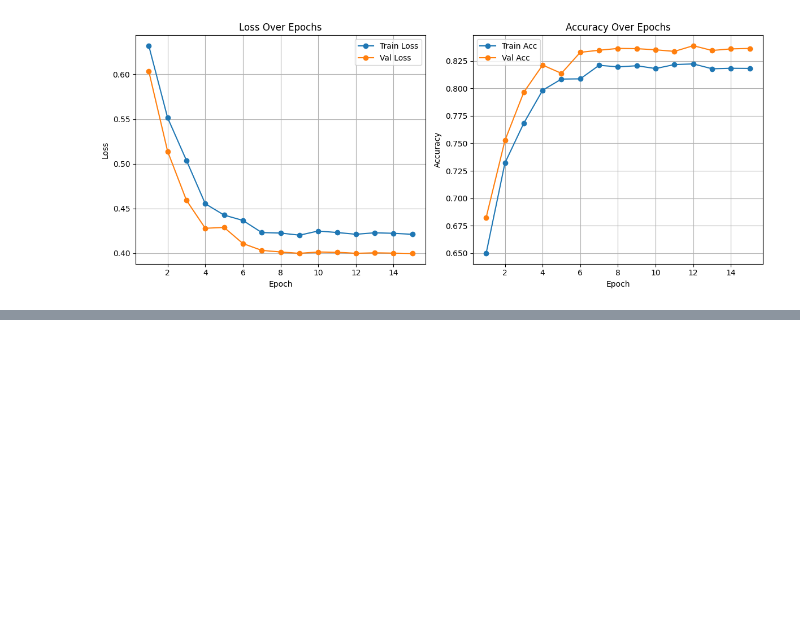
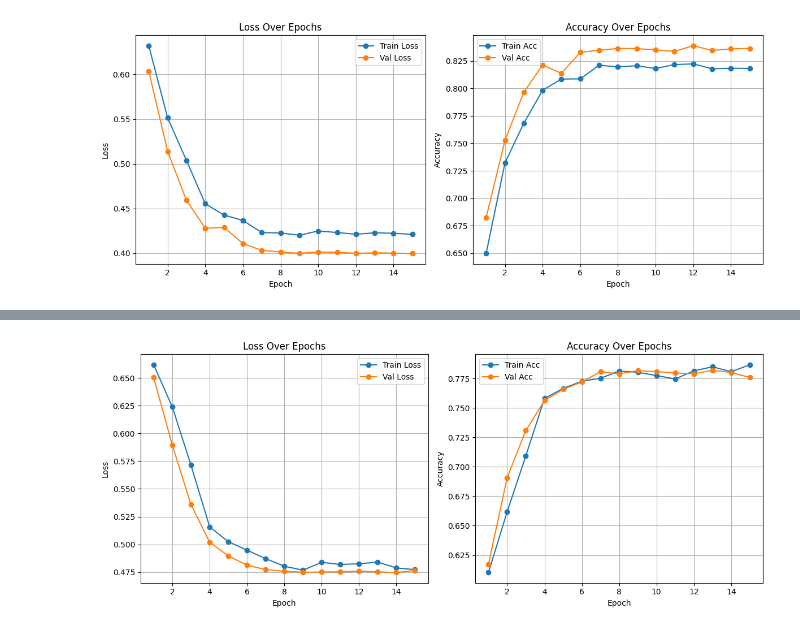
Before and after one commit to l1t-w1n/tiger-fox-elephant, a Jupyter notebook: notebooks/binary_cnn.ipynb, the cells around one changed output, grey strips where cells are left out. Drawn from its saved outputs; the diff is of its cells as text; code cells hidden in the pictures; blank space fills up the shorter version.

```diff
--- a/notebooks/binary_cnn.ipynb
+++ b/notebooks/binary_cnn.ipynb
@@ -343,0 +334,6 @@ plot_history(train_losses, val_losses, train_accs, val_accs)
+# %%
+history_path = str(Config.WEIGHTS_DIR / "fox_simple_history.npz")
+train_losses, val_losses, train_accs, val_accs = load_history(history_path)
+plot_history(train_losses, val_losses, train_accs, val_accs)
+# %% [output]
+[figure, added]
```
Also changed, not shown: parts of 3 cells of this notebook, 3 other files.
